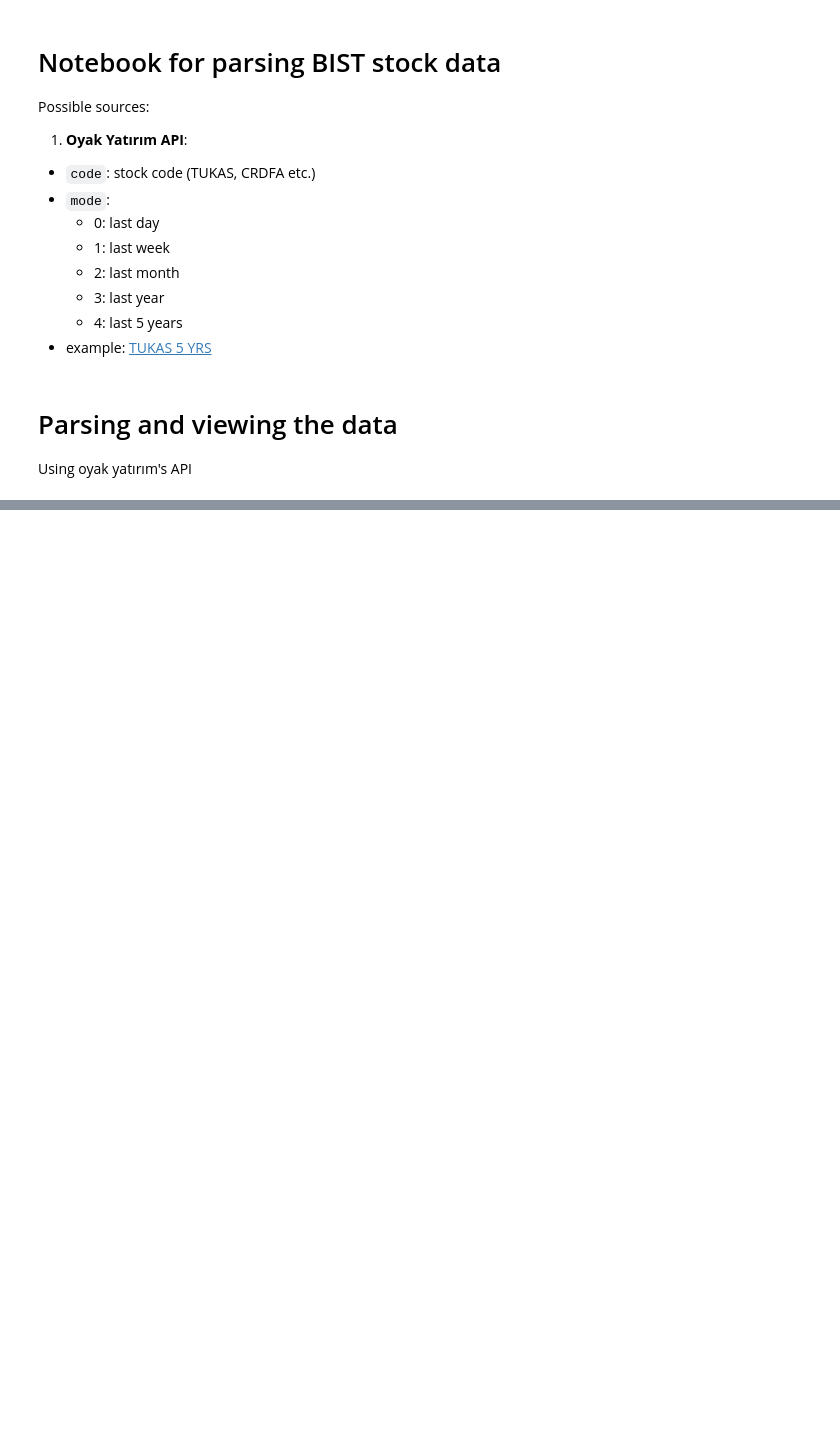
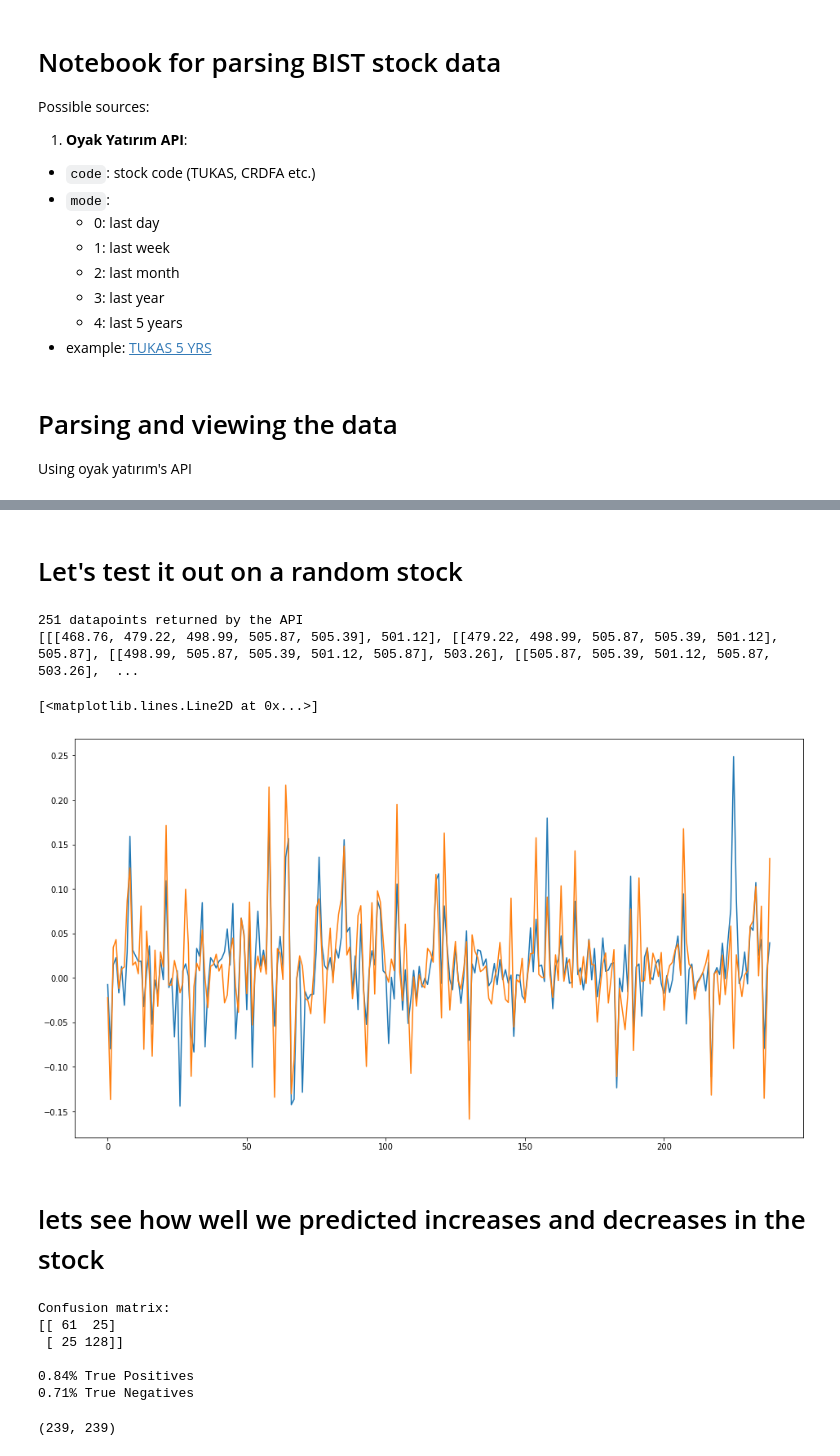
Before and after one commit to cemreefe/get-rich-quick, a Jupyter notebook: parse-stock.ipynb, the cells around one changed output, grey strips where cells are left out. Saved outputs shown, nothing was run; the diff lists cells and outputs as text; code cells hidden in the pictures; blank space fills up the shorter version.

```diff
--- a/parse-stock.ipynb
+++ b/parse-stock.ipynb
@@ -65,0 +287,9 @@ plot_series(code, dates, vals)
+# %%
+def shuffle_data(X, y):
+    indices = np.arange(X.shape[0])
+    np.random.shuffle(indices)
+
+    X = X[indices]
+    y = y[indices]
+
+    return X, y
@@ -65,0 +391,54 @@ plot_series(code, dates, vals)
+# %% [markdown]
+# Let's test it out on a random stock
+# %%
+# the validation stock we
+# randomly chose from the df
+code         = val_code
+
+series       = get_oyak_data(code, 3)
+
+dates, vals  = get_dates_vals(series)
+
+all_features = get_cumulative_features(vals)
+
+X, y = prepare_data(vals, all_features)
+
+X, y = shuffle_data(X, y)
+
+y_pred = model.predict(X)
+
+plt.figure(figsize=(16,9))
+plt.plot(y_pred)
+plt.plot(y)
+# %% [output]
+251 datapoints returned by the API
+[[[468.76, 479.22, 498.99, 505.87, 505.39], 501.12], [[479.22, 498.99, 505.87, 505.39, 501.12], 505.87], [[498.99, 505.87, 505.39, 501.12, 505.87], 503.26], [[505.87, 505.39, 501.12, 505.87, 503.26],  ...
+[<matplotlib.lines.Line2D at 0x...>]
+[figure, added]
+# %% [markdown]
+# lets see how well we predicted increases and decreases in the stock
+# %%
+increase_test = [ 1 if value > 0 else 0 for value in y ]
+increase_pred = [ 1 if value > 0 else 0 for value in y_pred ]
+
+m = confusion_matrix(increase_test, increase_pred)
+
+print('Confusion matrix:')
+print(m, '\n')
+
+print('{:.2f}% True Positives'.format(m[1,1]/(m[1,1]+m[0,1])))
+print('{:.2f}% True Negatives'.format(m[0,0]/(m[1,0]+m[0,0])))
+
+# tn fp
+# fn tp
+# %% [output]
+Confusion matrix:
+[[ 61  25]
+ [ 25 128]]
+
+0.84% True Positives
+0.71% True Negatives
+# %%
+len(vals[(len(vals)-len(y)-1):-1]), len(y)
+# %% [output]
+(239, 239)
```
Also changed, not shown: parts of 25 cells of this notebook, 1 other file.
